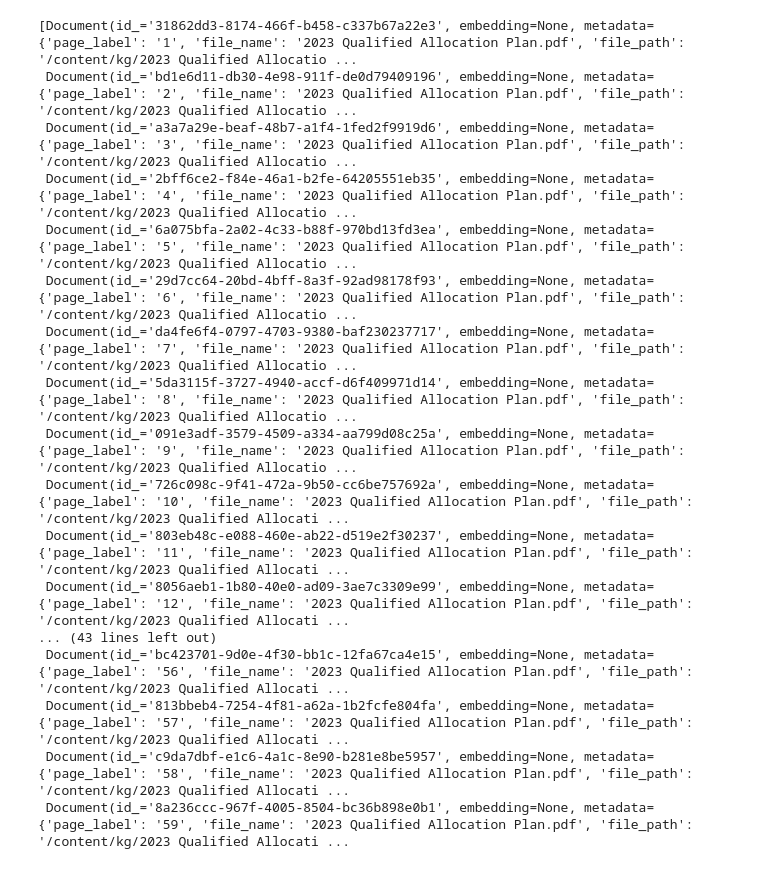
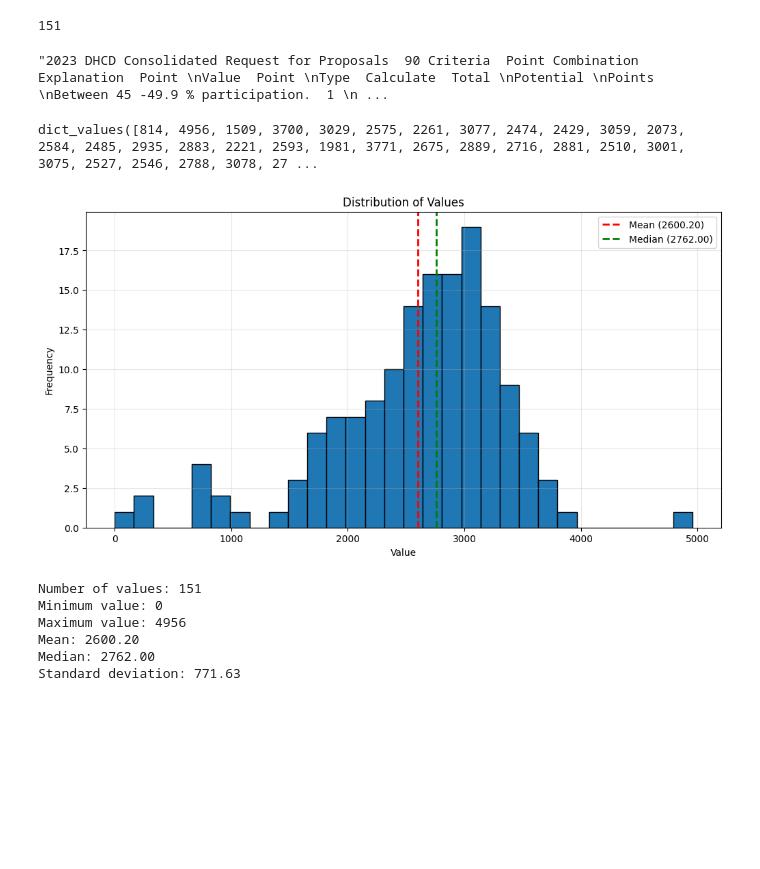
Before and after one commit to taaha3244/llama-index, a Jupyter notebook: llamaindex_kg.ipynb, the cells around one changed output. Cells and saved outputs as stored; diff of their text form; code cells hidden in the pictures; blank space fills up the shorter version.

```diff
--- a/llamaindex_kg.ipynb
+++ b/llamaindex_kg.ipynb
@@ -41,22 +55,10 @@ from llama_index.core import SimpleDirectoryReader
 reader = SimpleDirectoryReader(input_dir="/content/kg")
 documents = reader.load_data()
+# %%
+print(len(documents))
+# %% [output]
+151
 # %%
-documents
+documents[89].text
 # %% [output]
-[Document(id_='31862dd3-8174-466f-b458-c337b67a22e3', embedding=None, metadata={'page_label': '1', 'file_name': '2023 Qualified Allocation Plan.pdf', 'file_path': '/content/kg/2023 Qualified Allocatio ...
- Document(id_='bd1e6d11-db30-4e98-911f-de0d79409196', embedding=None, metadata={'page_label': '2', 'file_name': '2023 Qualified Allocation Plan.pdf', 'file_path': '/content/kg/2023 Qualified Allocatio ...
- Document(id_='a3a7a29e-beaf-48b7-a1f4-1fed2f9919d6', embedding=None, metadata={'page_label': '3', 'file_name': '2023 Qualified Allocation Plan.pdf', 'file_path': '/content/kg/2023 Qualified Allocatio ...
- Document(id_='2bff6ce2-f84e-46a1-b2fe-64205551eb35', embedding=None, metadata={'page_label': '4', 'file_name': '2023 Qualified Allocation Plan.pdf', 'file_path': '/content/kg/2023 Qualified Allocatio ...
- Document(id_='6a075bfa-2a02-4c33-b88f-970bd13fd3ea', embedding=None, metadata={'page_label': '5', 'file_name': '2023 Qualified Allocation Plan.pdf', 'file_path': '/content/kg/2023 Qualified Allocatio ...
- Document(id_='29d7cc64-20bd-4bff-8a3f-92ad98178f93', embedding=None, metadata={'page_label': '6', 'file_name': '2023 Qualified Allocation Plan.pdf', 'file_path': '/content/kg/2023 Qualified Allocatio ...
- Document(id_='da4fe6f4-0797-4703-9380-baf230237717', embedding=None, metadata={'page_label': '7', 'file_name': '2023 Qualified Allocation Plan.pdf', 'file_path': '/content/kg/2023 Qualified Allocatio ...
- Document(id_='5da3115f-3727-4940-accf-d6f409971d14', embedding=None, metadata={'page_label': '8', 'file_name': '2023 Qualified Allocation Plan.pdf', 'file_path': '/content/kg/2023 Qualified Allocatio ...
- Document(id_='091e3adf-3579-4509-a334-aa799d08c25a', embedding=None, metadata={'page_label': '9', 'file_name': '2023 Qualified Allocation Plan.pdf', 'file_path': '/content/kg/2023 Qualified Allocatio ...
- Document(id_='726c098c-9f41-472a-9b50-cc6be757692a', embedding=None, metadata={'page_label': '10', 'file_name': '2023 Qualified Allocation Plan.pdf', 'file_path': '/content/kg/2023 Qualified Allocati ...
- Document(id_='803eb48c-e088-460e-ab22-d519e2f30237', embedding=None, metadata={'page_label': '11', 'file_name': '2023 Qualified Allocation Plan.pdf', 'file_path': '/content/kg/2023 Qualified Allocati ...
- Document(id_='8056aeb1-1b80-40e0-ad09-3ae7c3309e99', embedding=None, metadata={'page_label': '12', 'file_name': '2023 Qualified Allocation Plan.pdf', 'file_path': '/content/kg/2023 Qualified Allocati ...
-... (43 lines left out)
- Document(id_='bc423701-9d0e-4f30-bb1c-12fa67ca4e15', embedding=None, metadata={'page_label': '56', 'file_name': '2023 Qualified Allocation Plan.pdf', 'file_path': '/content/kg/2023 Qualified Allocati ...
- Document(id_='813bbeb4-7254-4f81-a62a-1b2fcfe804fa', embedding=None, metadata={'page_label': '57', 'file_name': '2023 Qualified Allocation Plan.pdf', 'file_path': '/content/kg/2023 Qualified Allocati ...
- Document(id_='c9da7dbf-e1c6-4a1c-8e90-b281e8be5957', embedding=None, metadata={'page_label': '58', 'file_name': '2023 Qualified Allocation Plan.pdf', 'file_path': '/content/kg/2023 Qualified Allocati ...
- Document(id_='8a236ccc-967f-4005-8504-bc36b898e0b1', embedding=None, metadata={'page_label': '59', 'file_name': '2023 Qualified Allocation Plan.pdf', 'file_path': '/content/kg/2023 Qualified Allocati ...
+"2023 DHCD Consolidated Request for Proposals  90 Criteria  Point Combination Explanation  Point \nValue  Point \nType  Calculate  Total \nPotential \nPoints  \nBetween 45 -49.9 % participation.  1 \n ...
@@ -62,0 +74,45 @@ documents
+# %%
+document_mapping.values()
+# %% [output]
+dict_values([814, 4956, 1509, 3700, 3029, 2575, 2261, 3077, 2474, 2429, 3059, 2073, 2584, 2485, 2935, 2883, 2221, 2593, 1981, 3771, 2675, 2889, 2716, 2881, 2510, 3001, 3075, 2527, 2546, 2788, 3078, 27 ...
+# %%
+import matplotlib.pyplot as plt
+import numpy as np
+
+# The values from your dict_values
+values = [814, 4956, 1509, 3700, 3029, 2575, 2261, 3077, 2474, 2429, 3059, 2073, 2584, 2485, 2935, 2883, 2221, 2593, 1981, 3771, 2675, 2889, 2716, 2881, 2510, 3001, 3075, 2527, 2546, 2788, 3078, 2762, 2877, 3194, 3137, 1504, 705, 1727, 2350, 3425, 2651, 3295, 3172, 2464, 2877, 2839, 2691, 2285, 3307, 2710, 698, 1861, 1904, 2286, 2574, 2822, 2766, 3123, 2891, 2466, 2762, 3123, 3076, 2379, 2091, 3010, 2484, 2705, 2669, 2825, 2248, 2025, 1663, 2739, 1712, 2418, 2784, 3215, 3217, 3204, 3121, 1856, 901, 1937, 2057, 2189, 1711, 1932, 2160, 2061, 2062, 1663, 190, 3183, 1820, 3275, 2341, 3166, 1022, 2961, 3097, 3062, 2957, 2768, 947, 2852, 3488, 2337, 1402, 2598, 1808, 2917, 2486, 3441, 2748, 3088, 2609, 2882, 3496, 3050, 3517, 3306, 1644, 2032, 3102, 2798, 3288, 2992, 3453, 3166, 3364, 2359, 668, 2500, 280, 3149, 3438, 3321, 3104, 2897, 3259, 2152, 3565, 3577, 3866, 3452, 3748, 3158, 3532, 2495, 0]
+
+# Create the histogram
+plt.figure(figsize=(12, 6))
+plt.hist(values, bins=30, edgecolor='black')
+plt.title('Distribution of Values')
+plt.xlabel('Value')
+plt.ylabel('Frequency')
+
+# Add mean and median lines
+mean_value = np.mean(values)
+median_value = np.median(values)
+plt.axvline(mean_value, color='red', linestyle='dashed', linewidth=2, label=f'Mean ({mean_value:.2f})')
+plt.axvline(median_value, color='green', linestyle='dashed', linewidth=2, label=f'Median ({median_value:.2f})')
+
+plt.legend()
+plt.grid(True, alpha=0.3)
+
+# Show the plot
+plt.show()
+
+# Print some basic statistics
+print(f"Number of values: {len(values)}")
+print(f"Minimum value: {min(values)}")
+print(f"Maximum value: {max(values)}")
+print(f"Mean: {mean_value:.2f}")
+print(f"Median: {median_value:.2f}")
+print(f"Standard deviation: {np.std(values):.2f}")
+# %% [output]
+[figure, added]
+Number of values: 151
+Minimum value: 0
+Maximum value: 4956
+Mean: 2600.20
+Median: 2762.00
+Standard deviation: 771.63
```
Also changed, not shown: parts of 25 cells of this notebook.
